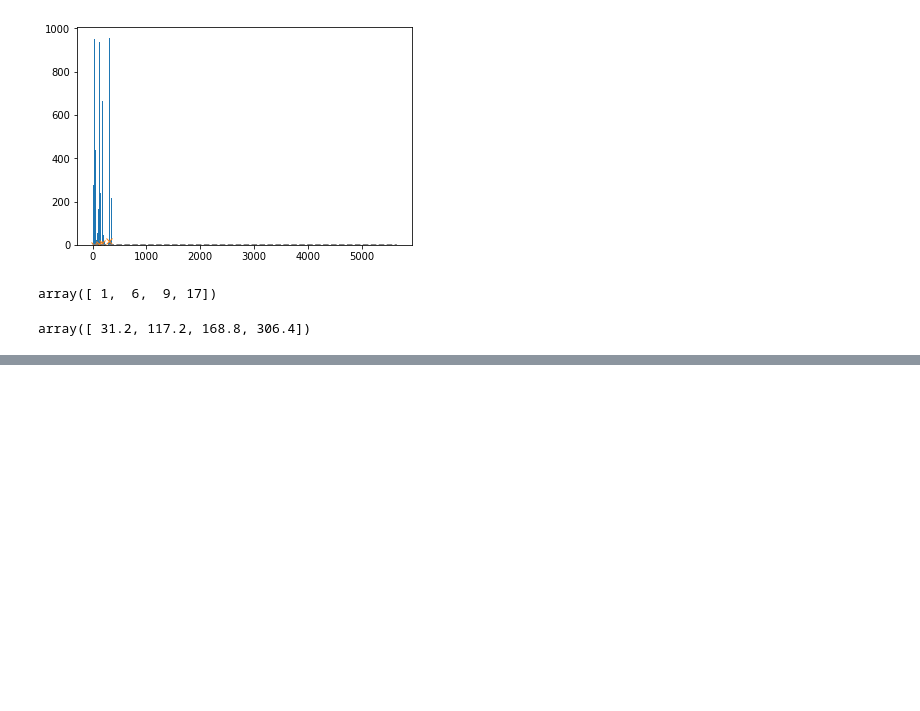
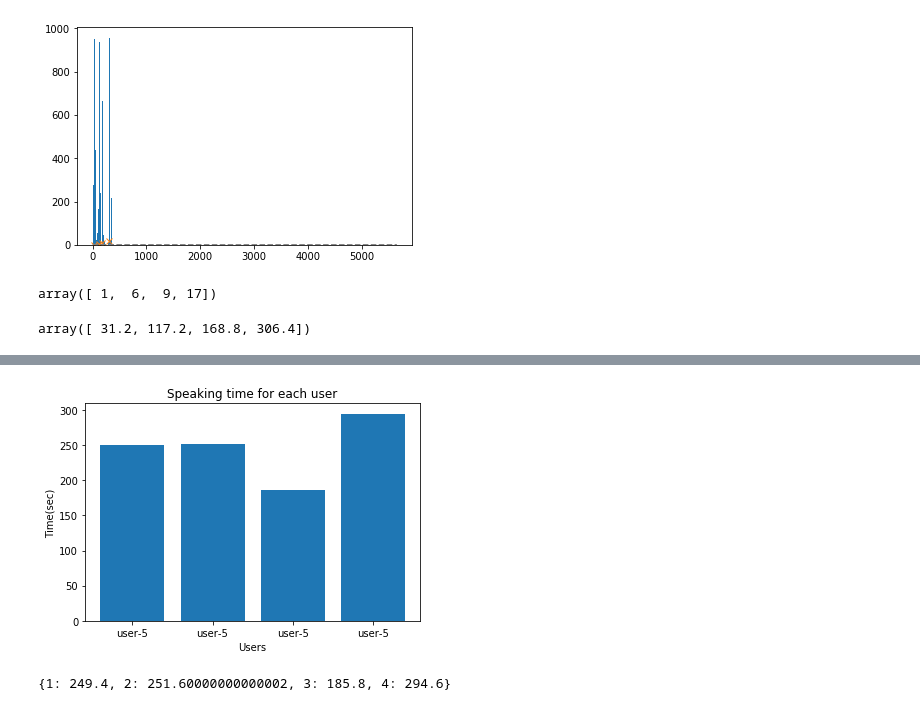
Before and after one commit to pankajchejara23/pydoa, a Jupyter notebook: Test place.ipynb, the cells around one changed output, grey strips where cells are left out. Drawn from its saved outputs; the diff is of its cells as text; code cells hidden in the pictures; blank space fills up the shorter version.

```diff
--- a/Test place.ipynb
+++ b/Test place.ipynb
@@ -58,0 +89,2 @@ array([ 31.2, 117.2, 168.8, 306.4])
+# %%
+d = {104: 939, 315: 775, 194: 636, 300: 597, 30: 470, 45: 432, 14: 335, 120: 285, 210: 245, 284: 65, 358: 31, 88: 23, 225: 20, 241: 18, 61: 10, 178: 8, 135: 7, 82: 4, 331: 2, 151: 2, 268: 2, 337: 1}
@@ -58,0 +105,5 @@ array([ 31.2, 117.2, 168.8, 306.4])
+# %%
+d.getSpeakingTime(True)
+# %% [output]
+[figure, added]
+{1: 249.4, 2: 251.60000000000002, 3: 185.8, 4: 294.6}
```
Also changed, not shown: parts of 10 cells of this notebook, 4 other files.
